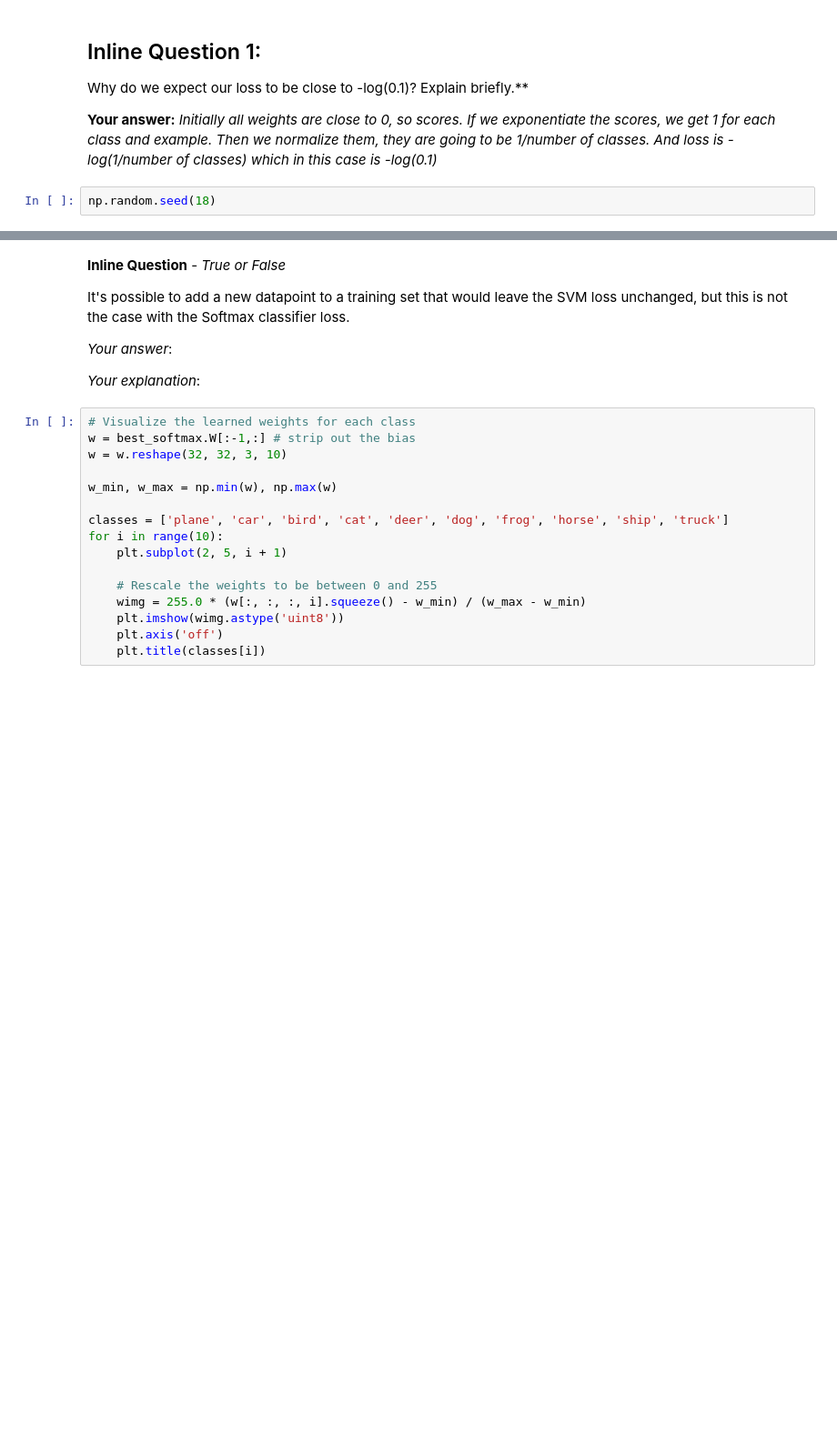
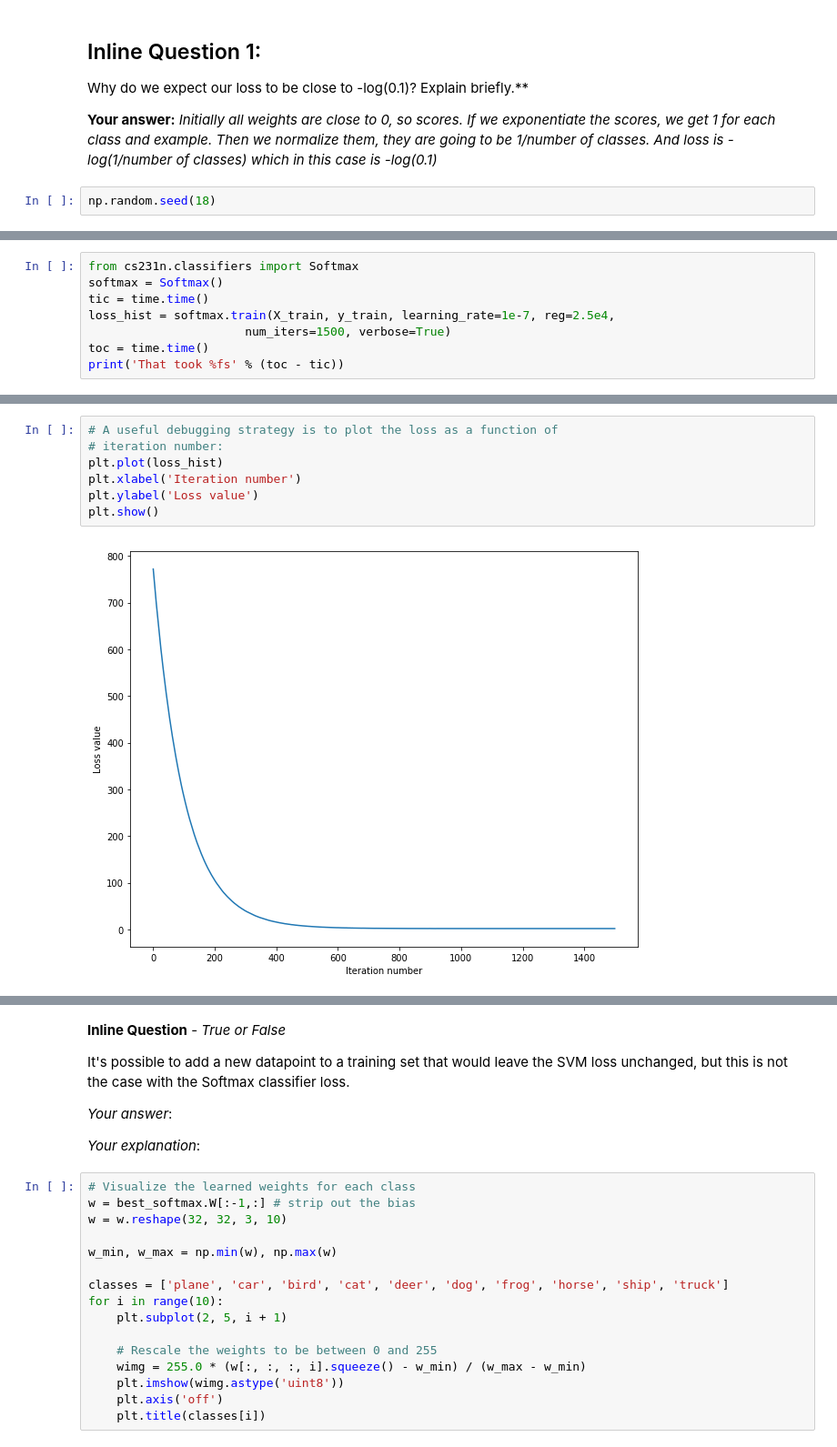
Before and after one commit to atlasbc/cs231n_assignments_2018, a Jupyter notebook: assignment1/softmax-Copy1.ipynb, the cells around one changed output, grey strips where cells are left out. Shown: that part at 91% size. Cells and saved outputs as stored; diff of their text form; blank space fills up the shorter version.

Commit message:
implemented softmax classifier correctly. implemented cross val correctly, but didn't play with lr and reg yet.

```diff
--- a/assignment1/softmax-Copy1.ipynb
+++ b/assignment1/softmax-Copy1.ipynb
@@ -336,0 +403,8 @@ array([-10.24344591, -10.0693846 ,  -7.21488314, -10.05059846,
+# %%
+from cs231n.classifiers import Softmax
+softmax = Softmax()
+tic = time.time()
+loss_hist = softmax.train(X_train, y_train, learning_rate=1e-7, reg=2.5e4,
+                      num_iters=1500, verbose=True)
+toc = time.time()
+print('That took %fs' % (toc - tic))
@@ -336,0 +428,9 @@ array([-10.24344591, -10.0693846 ,  -7.21488314, -10.05059846,
+# %%
+# A useful debugging strategy is to plot the loss as a function of
+# iteration number:
+plt.plot(loss_hist)
+plt.xlabel('Iteration number')
+plt.ylabel('Loss value')
+plt.show()
+# %% [output]
+[figure, added]
```
Also changed, not shown: parts of 26 cells of this notebook, 1 other file.
